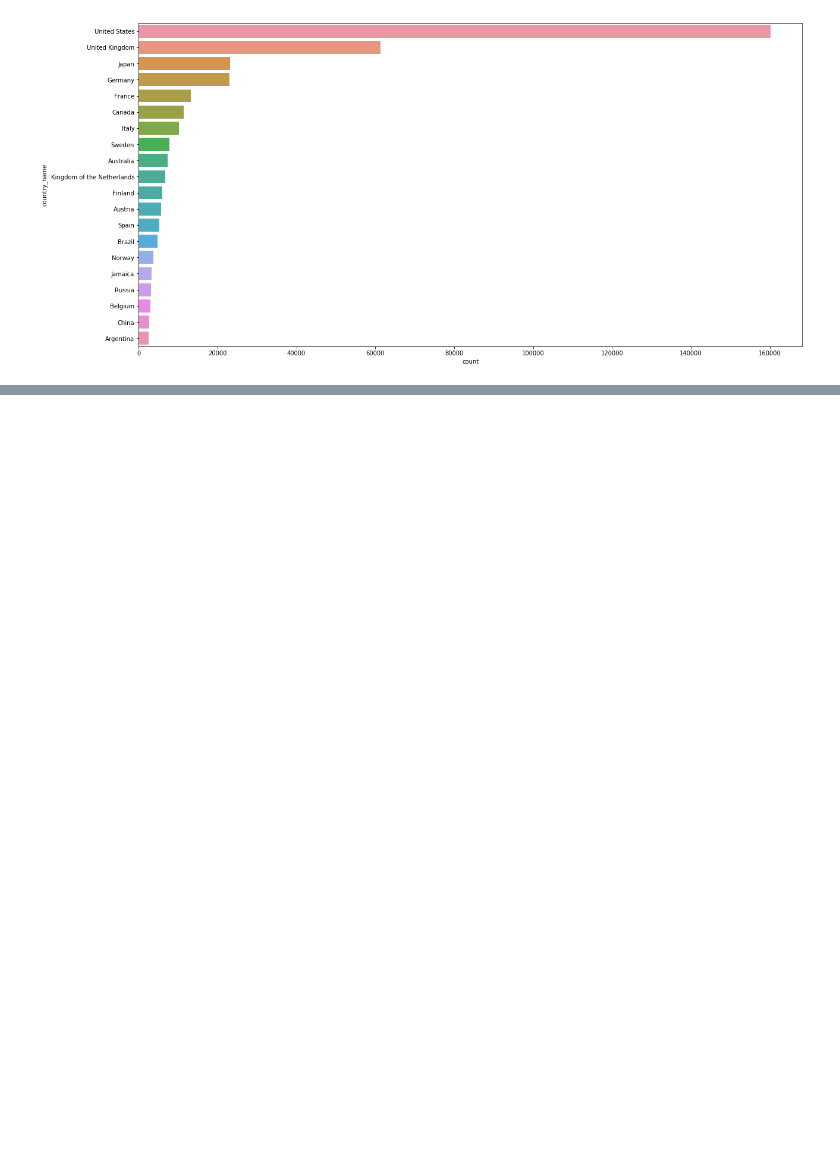
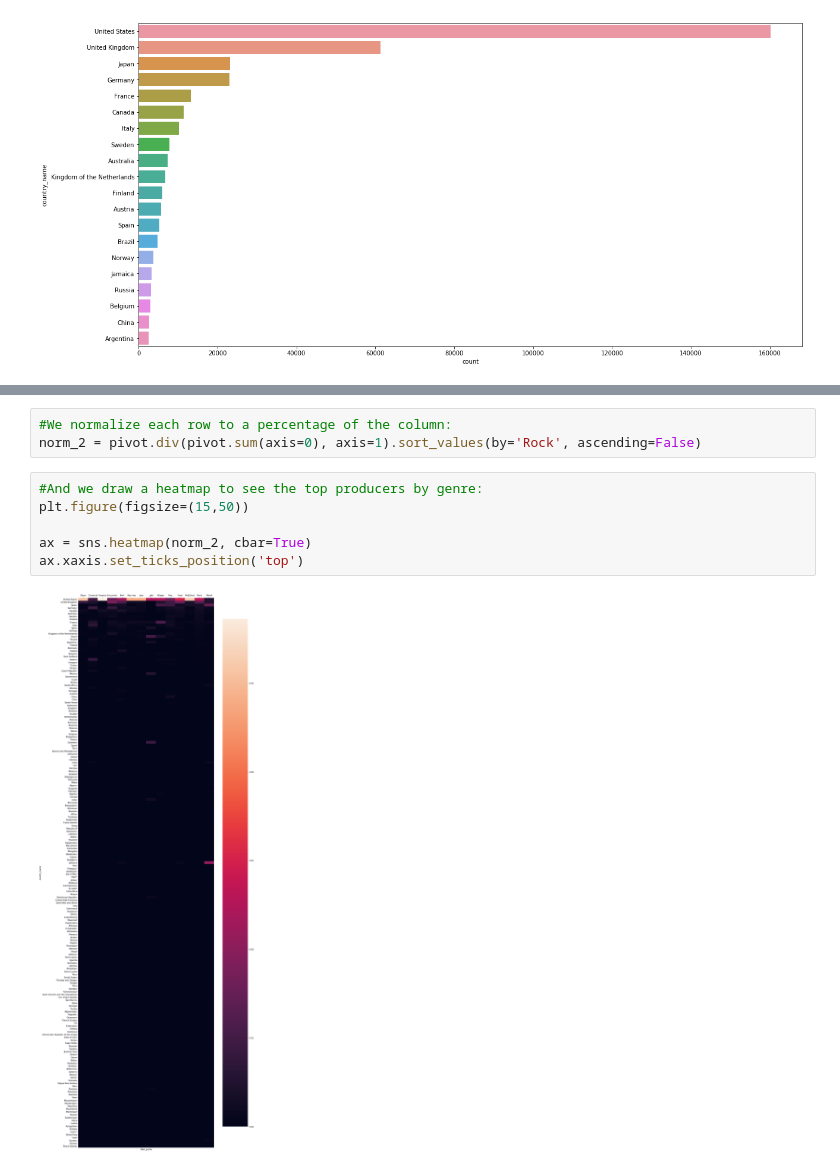
Before and after one commit to AInhoa84/Music_genre_visual_evolution, a Jupyter notebook: Data_analysis.ipynb, the cells around one changed output, grey strips where cells are left out. Saved outputs shown, nothing was run; the diff lists cells and outputs as text; blank space fills up the shorter version.

```diff
--- a/Data_analysis.ipynb
+++ b/Data_analysis.ipynb
@@ -107,0 +138,11 @@ We still have enough data from the rest of the countries to populate our visuali
+# %%
+#We normalize each row to a percentage of the column:
+norm_2 = pivot.div(pivot.sum(axis=0), axis=1).sort_values(by='Rock', ascending=False)
+# %%
+#And we draw a heatmap to see the top producers by genre:
+plt.figure(figsize=(15,50))
+
+ax = sns.heatmap(norm_2, cbar=True)
+ax.xaxis.set_ticks_position('top')
+# %% [output]
+[figure, added]
```
Also changed, not shown: parts of 39 cells of this notebook.
